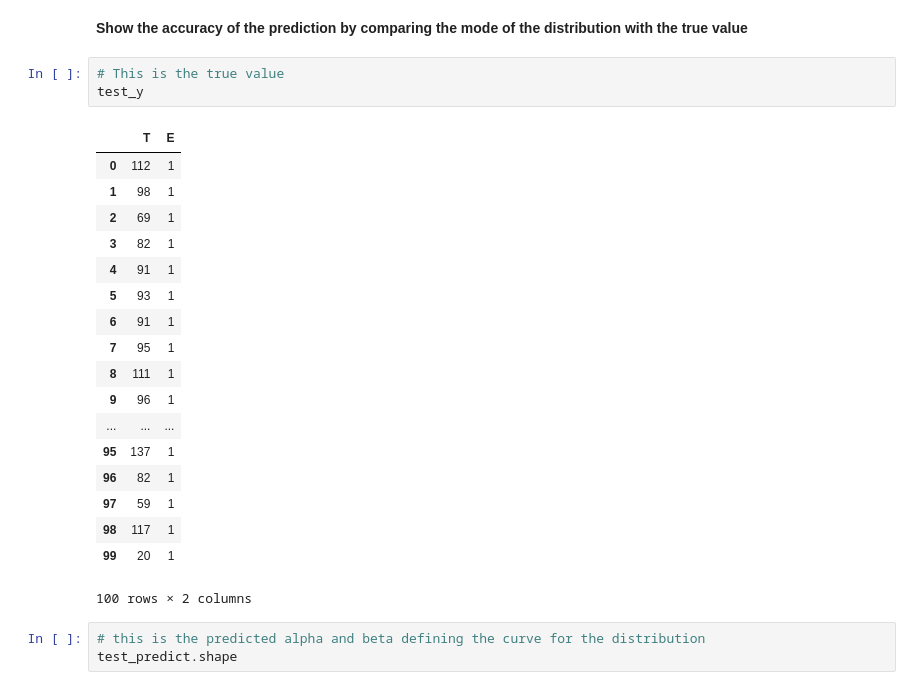
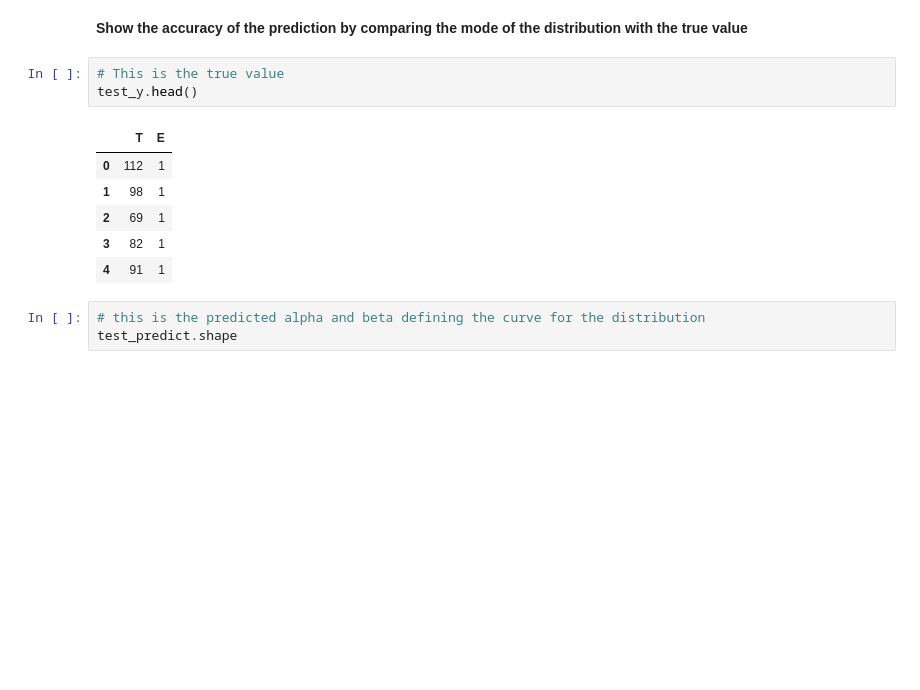
Before and after one commit to rorycawley/MSc-Dissertation, a Jupyter notebook: Wide_LSTM.ipynb, the cells around one changed output. Cells and saved outputs as stored; diff of their text form; blank space fills up the shorter version.

```diff
--- a/Wide_LSTM.ipynb
+++ b/Wide_LSTM.ipynb
@@ -518,26 +563,14 @@ test_result = np.concatenate((test_y, test_predict), axis=1)
 **Show the accuracy of the prediction by comparing the mode of the distribution with the true value**
 # %%
 # This is the true value
-test_y
+test_y.head()
 # %% [output]
 |  | T | E |
 | 0 | 112 | 1 |
 | 1 | 98 | 1 |
 | 2 | 69 | 1 |
 | 3 | 82 | 1 |
 | 4 | 91 | 1 |
-| 5 | 93 | 1 |
-| 6 | 91 | 1 |
-| 7 | 95 | 1 |
-| 8 | 111 | 1 |
-| 9 | 96 | 1 |
-| ... | ... | ... |
-| 95 | 137 | 1 |
-| 96 | 82 | 1 |
-| 97 | 59 | 1 |
-| 98 | 117 | 1 |
-| 99 | 20 | 1 |
-100 rows × 2 columns
 # %%
 # this is the predicted alpha and beta defining the curve for the distribution
 test_predict.shape
```
Also changed, not shown: parts of 22 cells of this notebook.
